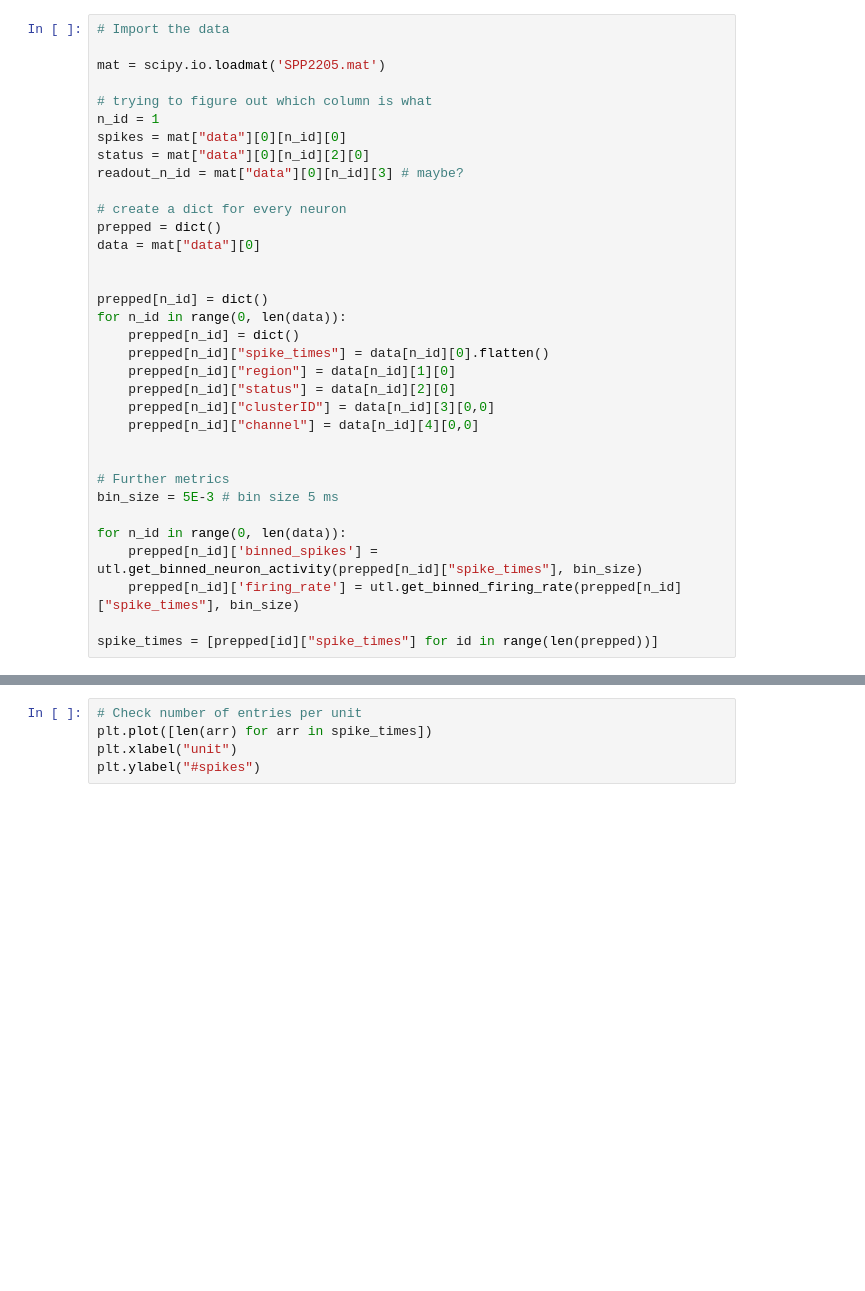
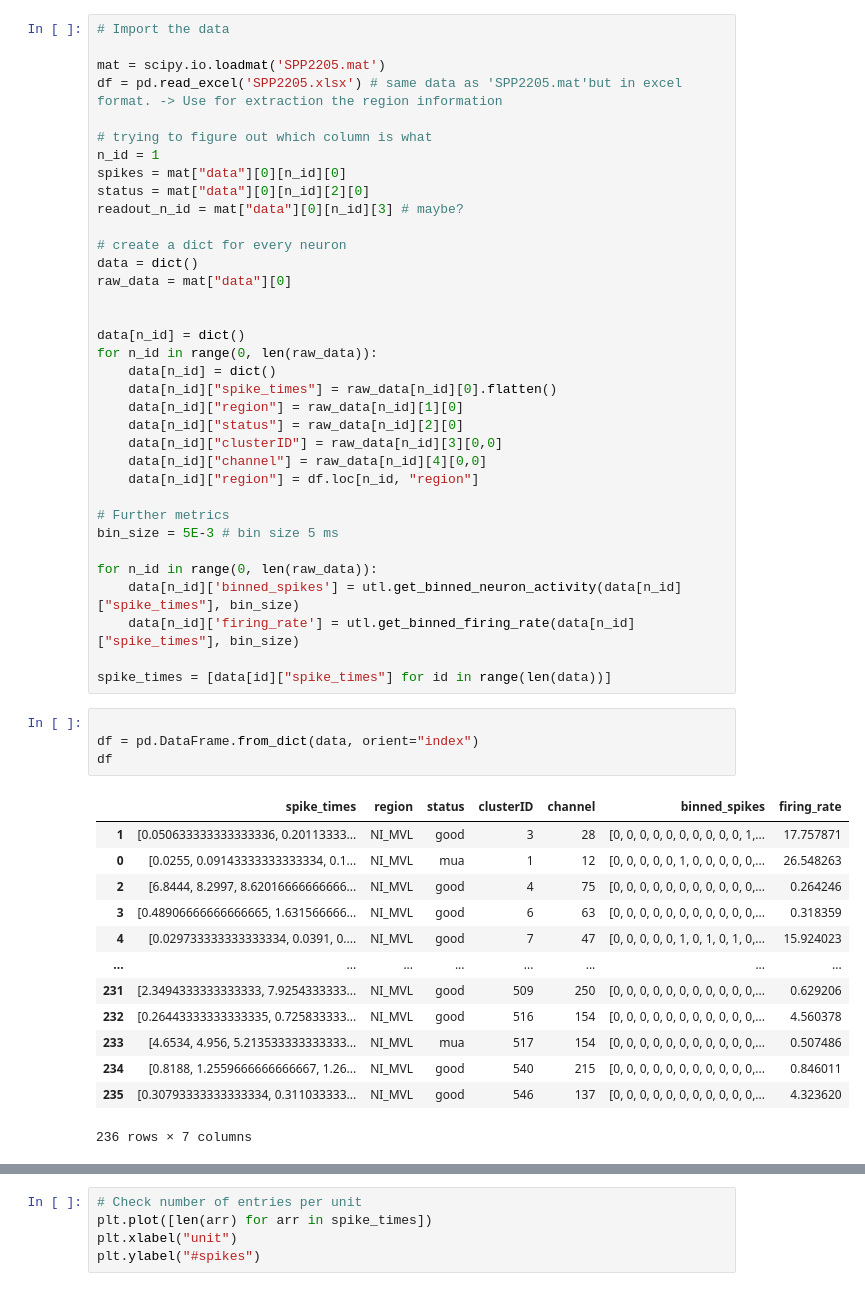
Before and after one commit to CarlosErnestoMA/mouse_visual_timescales, a Jupyter notebook: pigeon_data/pigeon_marcel.ipynb, the cells around one changed output, grey strips where cells are left out. Cells and saved outputs as stored; diff of their text form; blank space fills up the shorter version.

```diff
--- a/pigeon_data/pigeon_marcel.ipynb
+++ b/pigeon_data/pigeon_marcel.ipynb
@@ -14,6 +16,7 @@ from hdestimator import utils as utl
 # Import the data
 
 mat = scipy.io.loadmat('SPP2205.mat')
+df = pd.read_excel('SPP2205.xlsx') # same data as 'SPP2205.mat'but in excel format. -> Use for extraction the region information
 
 # trying to figure out which column is what
 n_id = 1
@@ -22,25 +25,43 @@ status = mat["data"][0][n_id][2][0]
 readout_n_id = mat["data"][0][n_id][3] # maybe?
 
 # create a dict for every neuron
-prepped = dict()
-data = mat["data"][0]
+data = dict()
+raw_data = mat["data"][0]
 
 
-prepped[n_id] = dict()
-for n_id in range(0, len(data)):
-    prepped[n_id] = dict()
-    prepped[n_id]["spike_times"] = data[n_id][0].flatten()
-    prepped[n_id]["region"] = data[n_id][1][0]
-    prepped[n_id]["status"] = data[n_id][2][0]
-    prepped[n_id]["clusterID"] = data[n_id][3][0,0]
-    prepped[n_id]["channel"] = data[n_id][4][0,0]
-
+data[n_id] = dict()
+for n_id in range(0, len(raw_data)):
+    data[n_id] = dict()
+    data[n_id]["spike_times"] = raw_data[n_id][0].flatten()
+    data[n_id]["region"] = raw_data[n_id][1][0]
+    data[n_id]["status"] = raw_data[n_id][2][0]
+    data[n_id]["clusterID"] = raw_data[n_id][3][0,0]
+    data[n_id]["channel"] = raw_data[n_id][4][0,0]
+    data[n_id]["region"] = df.loc[n_id, "region"]
 
 # Further metrics
 bin_size = 5E-3 # bin size 5 ms
 
-for n_id in range(0, len(data)):
-    prepped[n_id]['binned_spikes'] = utl.get_binned_neuron_activity(prepped[n_id]["spike_times"], bin_size)
-    prepped[n_id]['firing_rate'] = utl.get_binned_firing_rate(prepped[n_id]["spike_times"], bin_size)
+for n_id in range(0, len(raw_data)):
+    data[n_id]['binned_spikes'] = utl.get_binned_neuron_activity(data[n_id]["spike_times"], bin_size)
+    data[n_id]['firing_rate'] = utl.get_binned_firing_rate(data[n_id]["spike_times"], bin_size)
 
-spike_times = [prepped[id]["spike_times"] for id in range(len(prepped))]
+spike_times = [data[id]["spike_times"] for id in range(len(data))]
+# %%
+
+df = pd.DataFrame.from_dict(data, orient="index")
+df
+# %% [output]
+|  | spike_times | region | status | clusterID | channel | binned_spikes | firing_rate |
+| 1 | [0.050633333333333336, 0.20113333... | NI_MVL | good | 3 | 28 | [0, 0, 0, 0, 0, 0, 0, 0, 0, 0, 1,... | 17.757871 |
+| 0 | [0.0255, 0.09143333333333334, 0.1... | NI_MVL | mua | 1 | 12 | [0, 0, 0, 0, 0, 1, 0, 0, 0, 0, 0,... | 26.548263 |
+| 2 | [6.8444, 8.2997, 8.62016666666666... | NI_MVL | good | 4 | 75 | [0, 0, 0, 0, 0, 0, 0, 0, 0, 0, 0,... | 0.264246 |
+| 3 | [0.48906666666666665, 1.631566666... | NI_MVL | good | 6 | 63 | [0, 0, 0, 0, 0, 0, 0, 0, 0, 0, 0,... | 0.318359 |
+| 4 | [0.029733333333333334, 0.0391, 0.... | NI_MVL | good | 7 | 47 | [0, 0, 0, 0, 0, 1, 0, 1, 0, 1, 0,... | 15.924023 |
+| ... | ... | ... | ... | ... | ... | ... | ... |
+| 231 | [2.3494333333333333, 7.9254333333... | NI_MVL | good | 509 | 250 | [0, 0, 0, 0, 0, 0, 0, 0, 0, 0, 0,... | 0.629206 |
+| 232 | [0.26443333333333335, 0.725833333... | NI_MVL | good | 516 | 154 | [0, 0, 0, 0, 0, 0, 0, 0, 0, 0, 0,... | 4.560378 |
+| 233 | [4.6534, 4.956, 5.213533333333333... | NI_MVL | mua | 517 | 154 | [0, 0, 0, 0, 0, 0, 0, 0, 0, 0, 0,... | 0.507486 |
+| 234 | [0.8188, 1.2559666666666667, 1.26... | NI_MVL | good | 540 | 215 | [0, 0, 0, 0, 0, 0, 0, 0, 0, 0, 0,... | 0.846011 |
+| 235 | [0.30793333333333334, 0.311033333... | NI_MVL | good | 546 | 137 | [0, 0, 0, 0, 0, 0, 0, 0, 0, 0, 0,... | 4.323620 |
+236 rows × 7 columns
```
Also changed, not shown: parts of 7 cells of this notebook, 1 other file.
